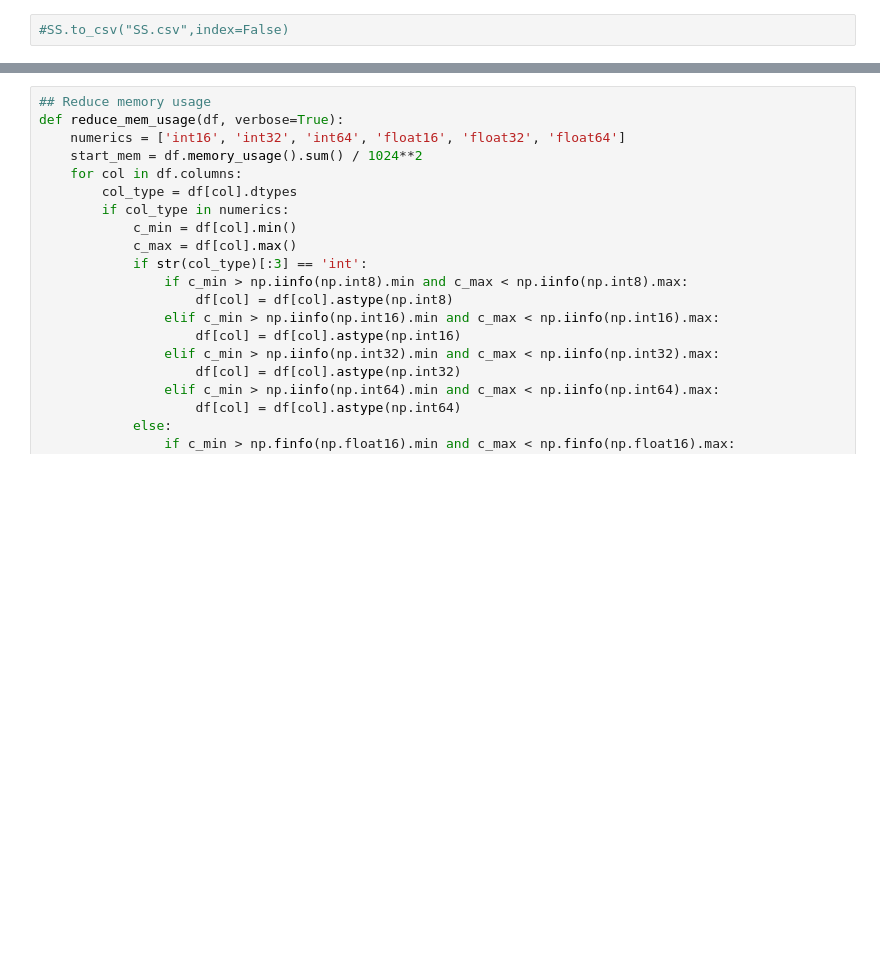
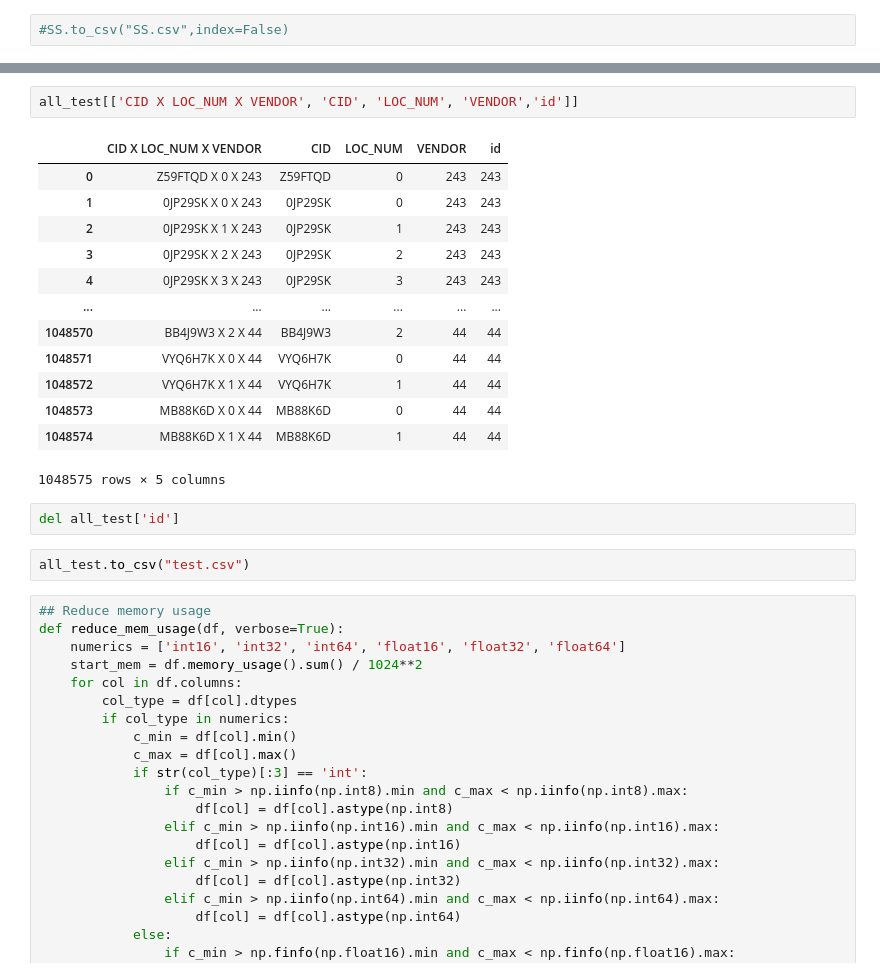
Before and after one commit to Poonamspatil/Akeed_Restaurant_Recommendation_Challenge, a Jupyter notebook: Data_curation/test.ipynb, the cells around one changed output, grey strips where cells are left out. Cells and saved outputs as stored; diff of their text form; blank space fills up the shorter version.

```diff
--- a/Data_curation/test.ipynb
+++ b/Data_curation/test.ipynb
@@ -251,3 +303,23 @@ test
+# %%
+all_test[['CID X LOC_NUM X VENDOR', 'CID', 'LOC_NUM', 'VENDOR','id']]
+# %% [output]
+|  | CID X LOC_NUM X VENDOR | CID | LOC_NUM | VENDOR | id |
+| 0 | Z59FTQD X 0 X 243 | Z59FTQD | 0 | 243 | 243 |
+| 1 | 0JP29SK X 0 X 243 | 0JP29SK | 0 | 243 | 243 |
+| 2 | 0JP29SK X 1 X 243 | 0JP29SK | 1 | 243 | 243 |
+| 3 | 0JP29SK X 2 X 243 | 0JP29SK | 2 | 243 | 243 |
+| 4 | 0JP29SK X 3 X 243 | 0JP29SK | 3 | 243 | 243 |
+| ... | ... | ... | ... | ... | ... |
+| 1048570 | BB4J9W3 X 2 X 44 | BB4J9W3 | 2 | 44 | 44 |
+| 1048571 | VYQ6H7K X 0 X 44 | VYQ6H7K | 0 | 44 | 44 |
+| 1048572 | VYQ6H7K X 1 X 44 | VYQ6H7K | 1 | 44 | 44 |
+| 1048573 | MB88K6D X 0 X 44 | MB88K6D | 0 | 44 | 44 |
+| 1048574 | MB88K6D X 1 X 44 | MB88K6D | 1 | 44 | 44 |
+1048575 rows × 5 columns
+# %%
+del all_test['id']
+# %%
+all_test.to_csv("test.csv")
 # %%
 ## Reduce memory usage
 def reduce_mem_usage(df, verbose=True):
```
Also changed, not shown: parts of 27 cells of this notebook.
